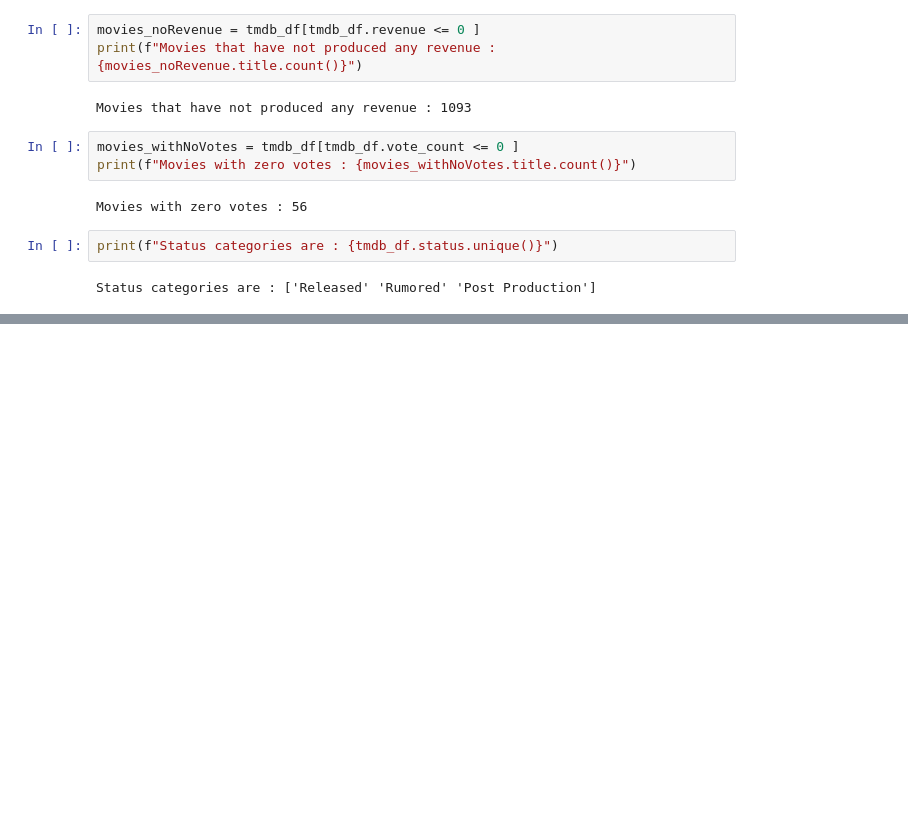
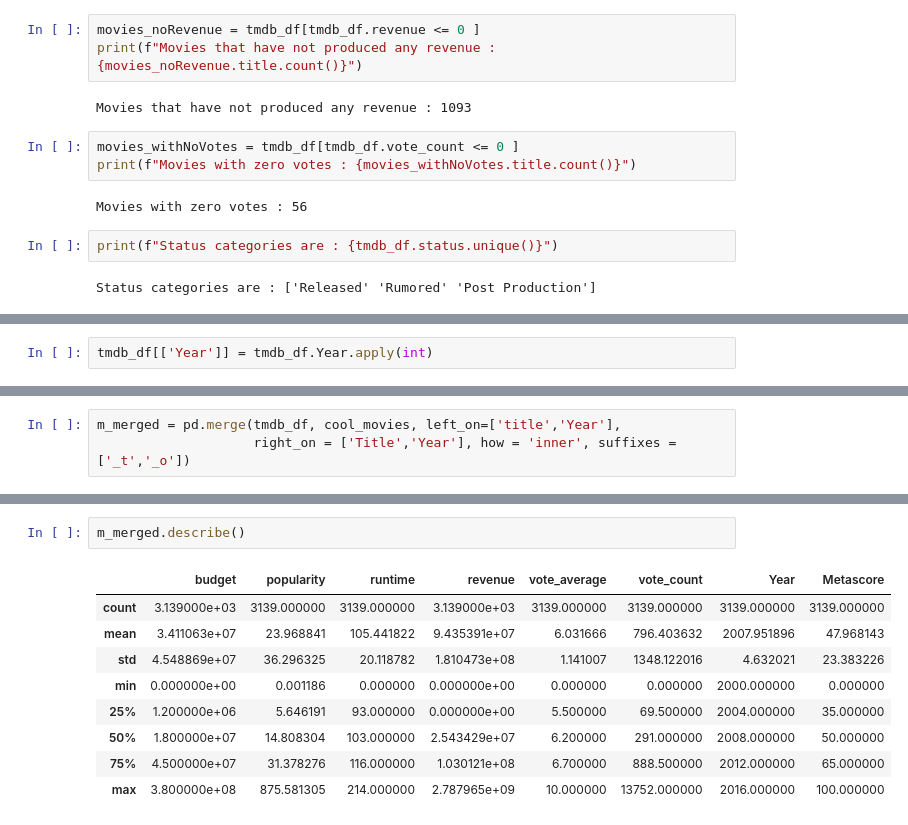
Before and after one commit to sigmanudude/etlproject, a Jupyter notebook: TMDB_OMDB_extract_transform.ipynb, the cells around one changed output, grey strips where cells are left out. Cells and saved outputs as stored; diff of their text form; blank space fills up the shorter version.

Commit message:
Merge of Datasets

```diff
--- a/TMDB_OMDB_extract_transform.ipynb
+++ b/TMDB_OMDB_extract_transform.ipynb
@@ -411,0 +422,2 @@ Status categories are : ['Released' 'Rumored' 'Post Production']
+# %%
+tmdb_df[['Year']] = tmdb_df.Year.apply(int)
@@ -411,0 +447,3 @@ Status categories are : ['Released' 'Rumored' 'Post Production']
+# %%
+m_merged = pd.merge(tmdb_df, cool_movies, left_on=['title','Year'],
+                    right_on = ['Title','Year'], how = 'inner', suffixes = ['_t','_o'])
@@ -411,0 +479,12 @@ Status categories are : ['Released' 'Rumored' 'Post Production']
+# %%
+m_merged.describe()
+# %% [output]
+|  | budget | popularity | runtime | revenue | vote_average | vote_count | Year | Metascore |
+| count | 3.139000e+03 | 3139.000000 | 3139.000000 | 3.139000e+03 | 3139.000000 | 3139.000000 | 3139.000000 | 3139.000000 |
+| mean | 3.411063e+07 | 23.968841 | 105.441822 | 9.435391e+07 | 6.031666 | 796.403632 | 2007.951896 | 47.968143 |
+| std | 4.548869e+07 | 36.296325 | 20.118782 | 1.810473e+08 | 1.141007 | 1348.122016 | 4.632021 | 23.383226 |
+| min | 0.000000e+00 | 0.001186 | 0.000000 | 0.000000e+00 | 0.000000 | 0.000000 | 2000.000000 | 0.000000 |
+| 25% | 1.200000e+06 | 5.646191 | 93.000000 | 0.000000e+00 | 5.500000 | 69.500000 | 2004.000000 | 35.000000 |
+| 50% | 1.800000e+07 | 14.808304 | 103.000000 | 2.543429e+07 | 6.200000 | 291.000000 | 2008.000000 | 50.000000 |
+| 75% | 4.500000e+07 | 31.378276 | 116.000000 | 1.030121e+08 | 6.700000 | 888.500000 | 2012.000000 | 65.000000 |
+| max | 3.800000e+08 | 875.581305 | 214.000000 | 2.787965e+09 | 10.000000 | 13752.000000 | 2016.000000 | 100.000000 |
```
Also changed, not shown: parts of 8 cells of this notebook, 1 other file.
